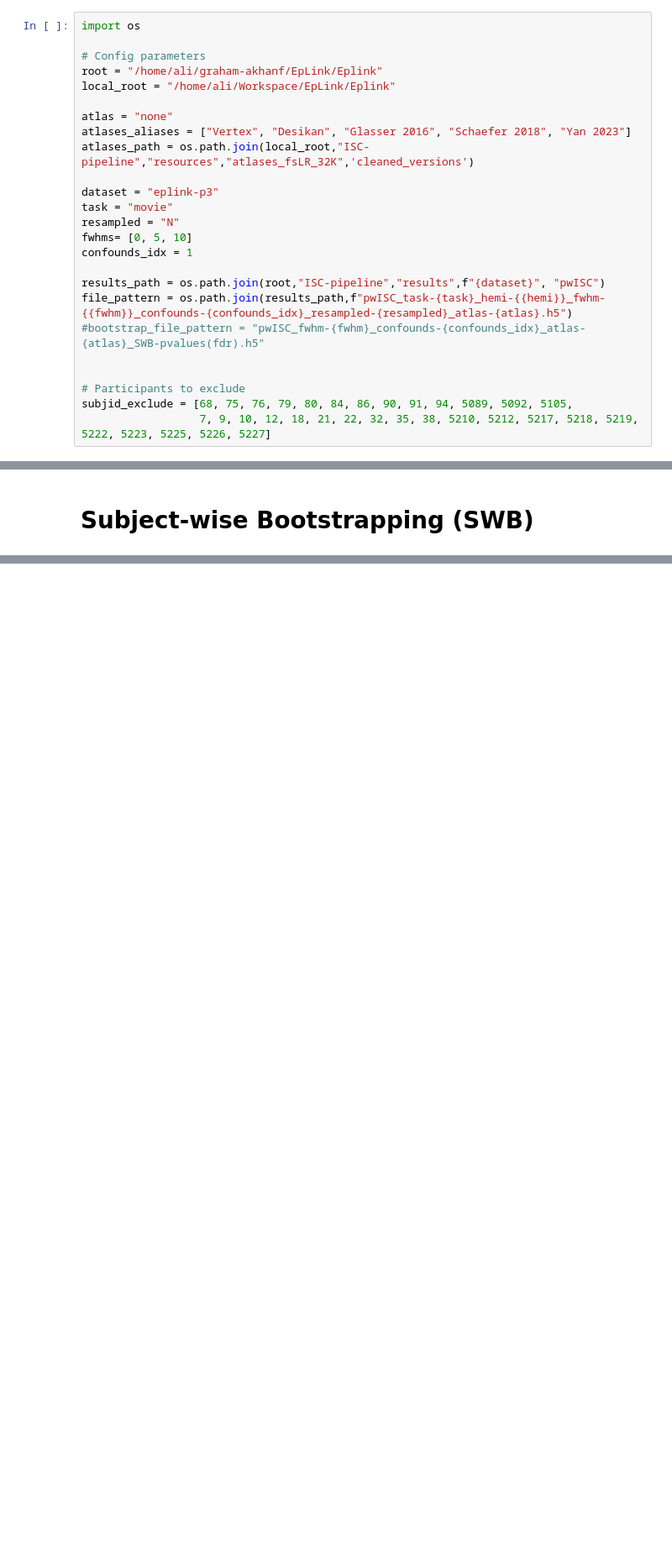
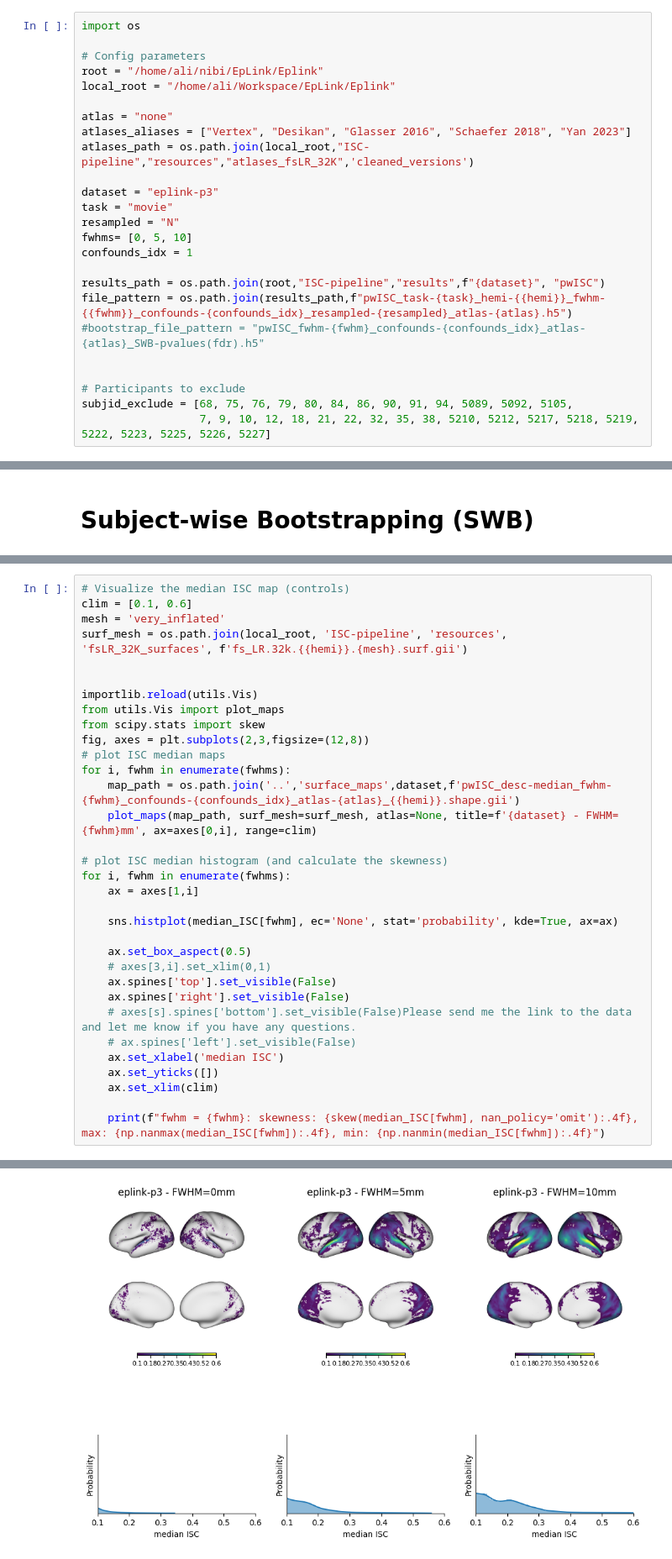
Before and after one commit to CoNCHLab-Github/Eplink, a Jupyter notebook: notebooks/searchlight.ipynb, the cells around one changed output, grey strips where cells are left out. Shown: that part at 84% size. Drawn from its saved outputs; the diff is of its cells as text; blank space fills up the shorter version.

```diff
--- a/notebooks/searchlight.ipynb
+++ b/notebooks/searchlight.ipynb
@@ -2,7 +2,7 @@
 import os
 
 # Config parameters
-root = "/home/ali/graham-akhanf/EpLink/Eplink"
+root = "/home/ali/nibi/EpLink/Eplink"
 local_root = "/home/ali/Workspace/EpLink/Eplink"
 
 atlas = "none"
@@ -199,0 +234,34 @@ n_controls = controls.sum()
+# %%
+# Visualize the median ISC map (controls)
+clim = [0.1, 0.6]
+mesh = 'very_inflated'
+surf_mesh = os.path.join(local_root, 'ISC-pipeline', 'resources', 'fsLR_32K_surfaces', f'fs_LR.32k.{{hemi}}.{mesh}.surf.gii')
+
+
+importlib.reload(utils.Vis)
+from utils.Vis import plot_maps
+from scipy.stats import skew
+fig, axes = plt.subplots(2,3,figsize=(12,8))
+# plot ISC median maps
+for i, fwhm in enumerate(fwhms):
+    map_path = os.path.join('..','surface_maps',dataset,f'pwISC_desc-median_fwhm-{fwhm}_confounds-{confounds_idx}_atlas-{atlas}_{{hemi}}.shape.gii')
+    plot_maps(map_path, surf_mesh=surf_mesh, atlas=None, title=f'{dataset} - FWHM={fwhm}mm', ax=axes[0,i], range=clim)
+
+# plot ISC median histogram (and calculate the skewness)
+for i, fwhm in enumerate(fwhms):
+    ax = axes[1,i]
+
+    sns.histplot(median_ISC[fwhm], ec='None', stat='probability', kde=True, ax=ax)
+
+    ax.set_box_aspect(0.5)
+    # axes[3,i].set_xlim(0,1)
+    ax.spines['top'].set_visible(False)
+    ax.spines['right'].set_visible(False)
+    # axes[s].spines['bottom'].set_visible(False)Please send me the link to the data and let me know if you have any questions.
+    # ax.spines['left'].set_visible(False)
+    ax.set_xlabel('median ISC')
+    ax.set_yticks([])
+    ax.set_xlim(clim)
+
+    print(f"fwhm = {fwhm}: skewness: {skew(median_ISC[fwhm], nan_policy='omit'):.4f}, max: {np.nanmax(median_ISC[fwhm]):.4f}, min: {np.nanmin(median_ISC[fwhm]):.4f}")
+# %% [output]
@@ -199,0 +272 @@ n_controls = controls.sum()
+[figure, added]
```
Also changed, not shown: parts of 3 cells of this notebook.
